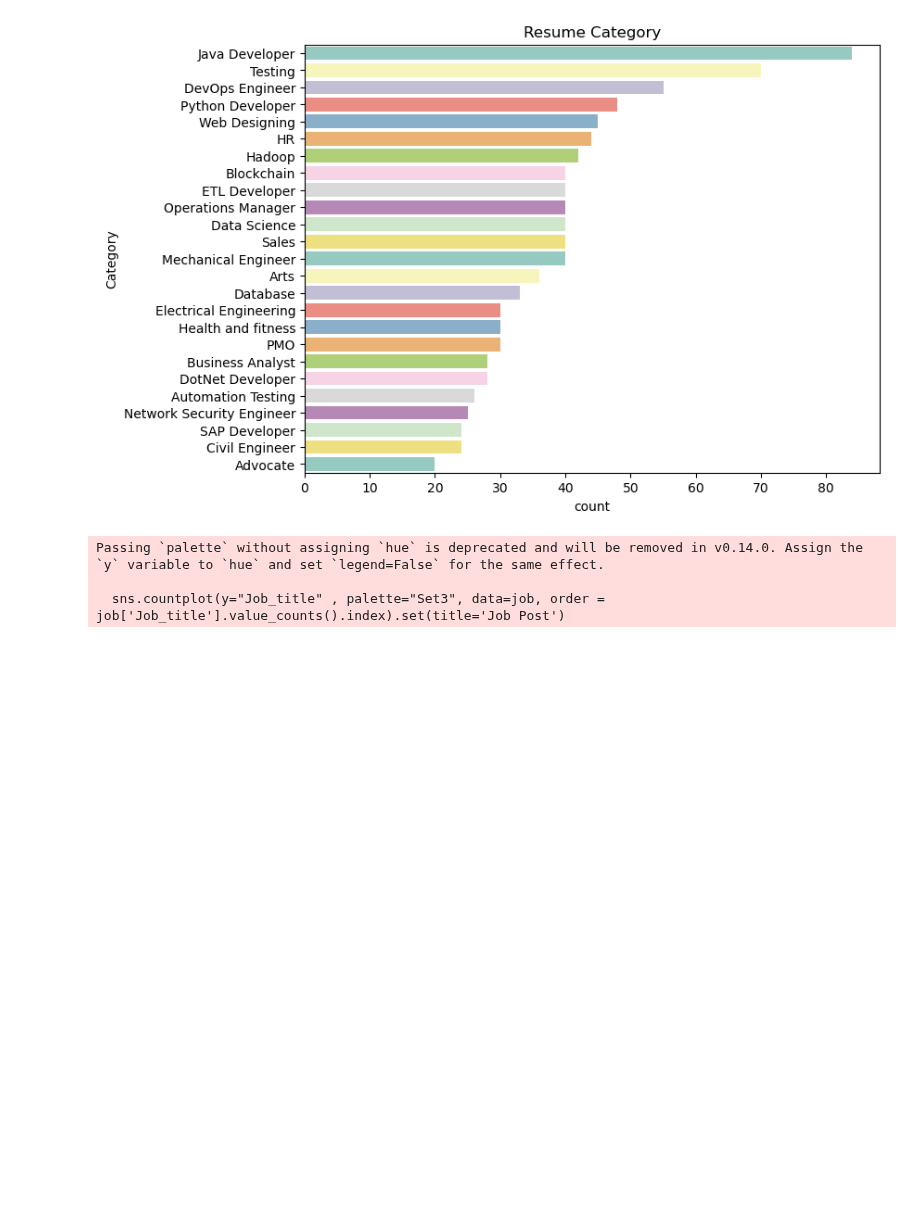
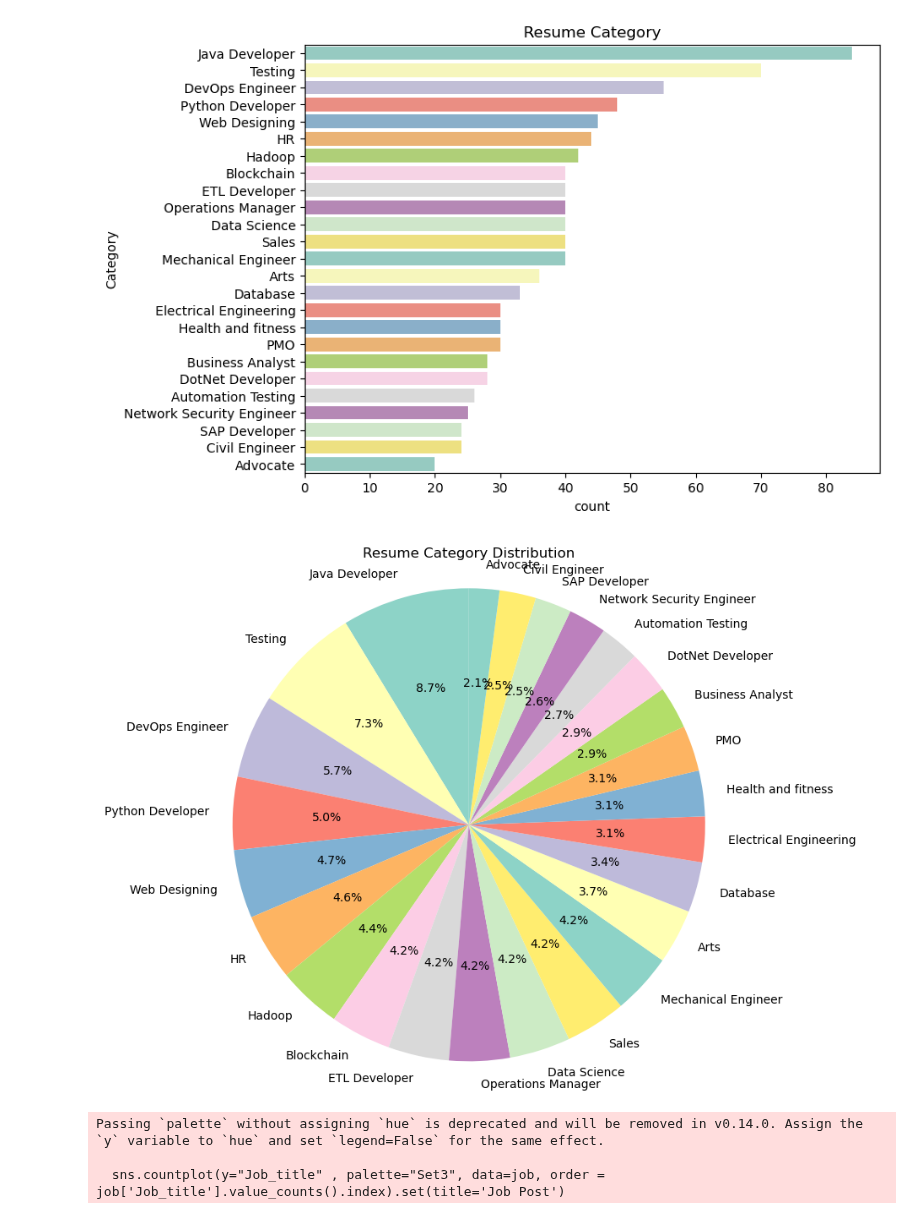
Before and after one commit to senghok510/Resume_matching, a Jupyter notebook: notebooks/data_preprocessing.ipynb, the cells around one changed output. Cells and saved outputs as stored; diff of their text form; code cells hidden in the pictures; blank space fills up the shorter version.

```diff
--- a/notebooks/data_preprocessing.ipynb
+++ b/notebooks/data_preprocessing.ipynb
@@ -140,6 +140,17 @@ Passing `palette` without assigning `hue` is deprecated and will be removed in v
   sns.countplot(y="Category" , palette="Set3", data=resume, order = resume['Category'].value_counts().index).set(title='Resume Category')
 [Text(0.5, 1.0, 'Resume Category')]
 [figure]
+# %%
+category_counts = resume['Category'].value_counts()
+
+# Plot pie chart
+plt.figure(figsize=(10, 8))
+plt.pie(category_counts, labels=category_counts.index, autopct='%1.1f%%', colors=sns.color_palette("Set3", len(category_counts)), startangle=90)
+plt.title('Resume Category Distribution')
+plt.axis('equal')
+plt.show()
+# %% [output]
+[figure, added]
 # %%
 import seaborn as sns
 plt.figure(figsize=(8,6))
```
Also changed, not shown: parts of 17 cells of this notebook.
